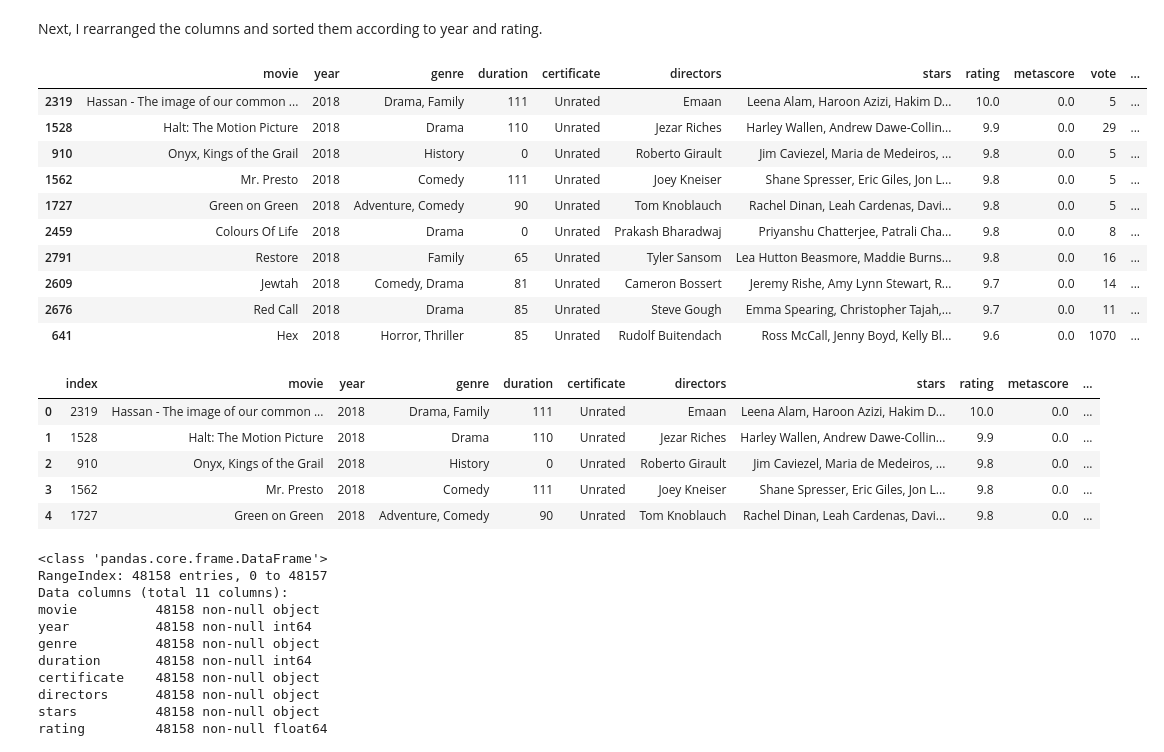
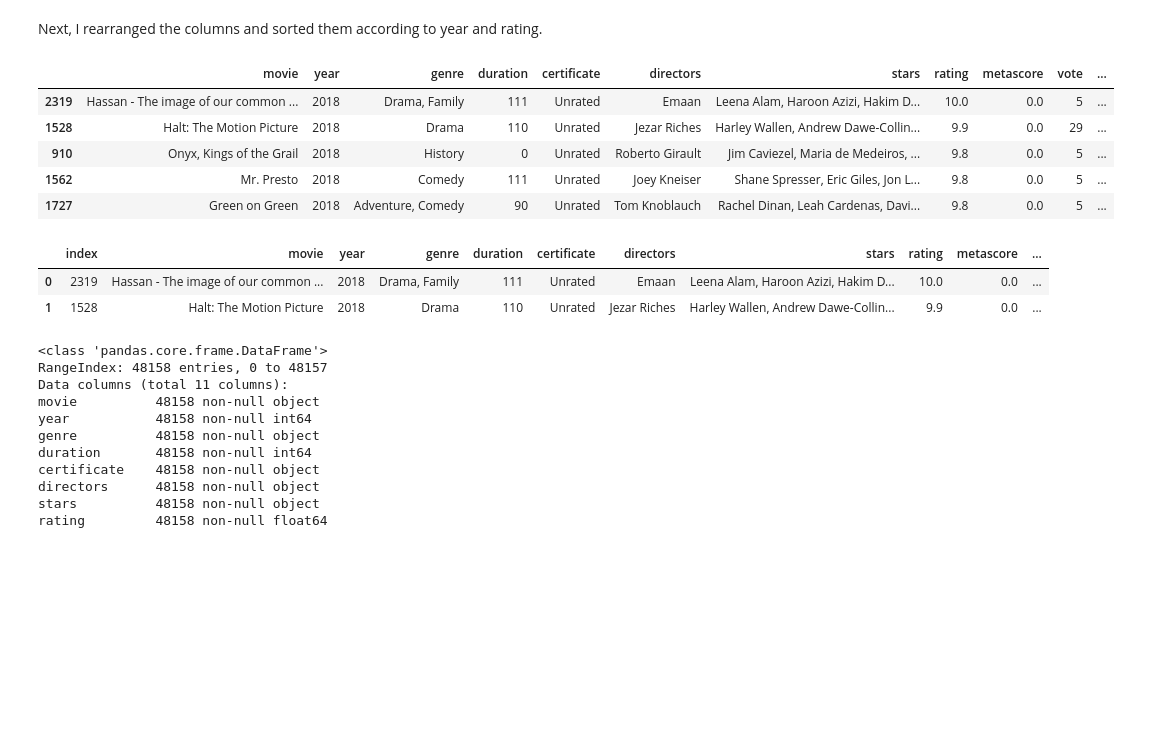
Before and after one commit to bbhatt001/Movies-Analysis, a Jupyter notebook: Last 10 years of Cinema.ipynb, the cells around one changed output. Cells and saved outputs as stored; diff of their text form; code cells hidden in the pictures; blank space fills up the shorter version.

```diff
--- a/Last 10 years of Cinema.ipynb
+++ b/Last 10 years of Cinema.ipynb
@@ -25,7 +26,7 @@ from sklearn.model_selection import GridSearchCV
 # %%
-pd.set_option('display.max_rows', None, 'display.max_columns', None)
+#pd.set_option('display.max_rows', None, 'display.max_columns', None)
 movies=pd.read_csv('movies_data.csv')
-movies.head()
+movies.head(2)
 # %% [output]
 |  | Unnamed: 0 | Unnamed: 0.1 | certificate | directors | duration | genre | gross | metascore | movie | ... |
 | 0 | 0 | 0 | R | Susanne Bier | 124 min | \nDrama, Horror, Sci-Fi | NaN | 52.0 | Bird Box | ... |
@@ -407,29 +352,21 @@ Next, I rearranged the columns and sorted them according to year and rating.
 # %%
 movies=movies[['movie','year','genre','duration','certificate','directors','stars','rating','metascore','vote','gross']]
 movies=movies.sort_values(by=['year','rating'],ascending=False)
-movies.head(10)
+movies.head()
 # %% [output]
 |  | movie | year | genre | duration | certificate | directors | stars | rating | metascore | vote | ... |
 | 2319 | Hassan - The image of our common ... | 2018 | Drama, Family | 111 | Unrated | Emaan | Leena Alam, Haroon Azizi, Hakim D... | 10.0 | 0.0 | 5 | ... |
 | 1528 | Halt: The Motion Picture | 2018 | Drama | 110 | Unrated | Jezar Riches | Harley Wallen, Andrew Dawe-Collin... | 9.9 | 0.0 | 29 | ... |
 | 910 | Onyx, Kings of the Grail | 2018 | History | 0 | Unrated | Roberto Girault | Jim Caviezel, Maria de Medeiros, ... | 9.8 | 0.0 | 5 | ... |
 | 1562 | Mr. Presto | 2018 | Comedy | 111 | Unrated | Joey Kneiser | Shane Spresser, Eric Giles, Jon L... | 9.8 | 0.0 | 5 | ... |
 | 1727 | Green on Green | 2018 | Adventure, Comedy | 90 | Unrated | Tom Knoblauch | Rachel Dinan, Leah Cardenas, Davi... | 9.8 | 0.0 | 5 | ... |
-| 2459 | Colours Of Life | 2018 | Drama | 0 | Unrated | Prakash Bharadwaj | Priyanshu Chatterjee, Patrali Cha... | 9.8 | 0.0 | 8 | ... |
-| 2791 | Restore | 2018 | Family | 65 | Unrated | Tyler Sansom | Lea Hutton Beasmore, Maddie Burns... | 9.8 | 0.0 | 16 | ... |
-| 2609 | Jewtah | 2018 | Comedy, Drama | 81 | Unrated | Cameron Bossert | Jeremy Rishe, Amy Lynn Stewart, R... | 9.7 | 0.0 | 14 | ... |
-| 2676 | Red Call | 2018 | Drama | 85 | Unrated | Steve Gough | Emma Spearing, Christopher Tajah,... | 9.7 | 0.0 | 11 | ... |
-| 641 | Hex | 2018 | Horror, Thriller | 85 | Unrated | Rudolf Buitendach | Ross McCall, Jenny Boyd, Kelly Bl... | 9.6 | 0.0 | 1070 | ... |
 # %%
 movies=movies.reset_index()
-movies.head()
+movies.head(2)
 # %% [output]
 |  | index | movie | year | genre | duration | certificate | directors | stars | rating | metascore | ... |
 | 0 | 2319 | Hassan - The image of our common ... | 2018 | Drama, Family | 111 | Unrated | Emaan | Leena Alam, Haroon Azizi, Hakim D... | 10.0 | 0.0 | ... |
 | 1 | 1528 | Halt: The Motion Picture | 2018 | Drama | 110 | Unrated | Jezar Riches | Harley Wallen, Andrew Dawe-Collin... | 9.9 | 0.0 | ... |
-| 2 | 910 | Onyx, Kings of the Grail | 2018 | History | 0 | Unrated | Roberto Girault | Jim Caviezel, Maria de Medeiros, ... | 9.8 | 0.0 | ... |
-| 3 | 1562 | Mr. Presto | 2018 | Comedy | 111 | Unrated | Joey Kneiser | Shane Spresser, Eric Giles, Jon L... | 9.8 | 0.0 | ... |
-| 4 | 1727 | Green on Green | 2018 | Adventure, Comedy | 90 | Unrated | Tom Knoblauch | Rachel Dinan, Leah Cardenas, Davi... | 9.8 | 0.0 | ... |
 # %%
 movies=movies.drop('index',axis=1)
 movies.info()
```
Also changed, not shown: parts of 43 cells of this notebook, 1 other file.
